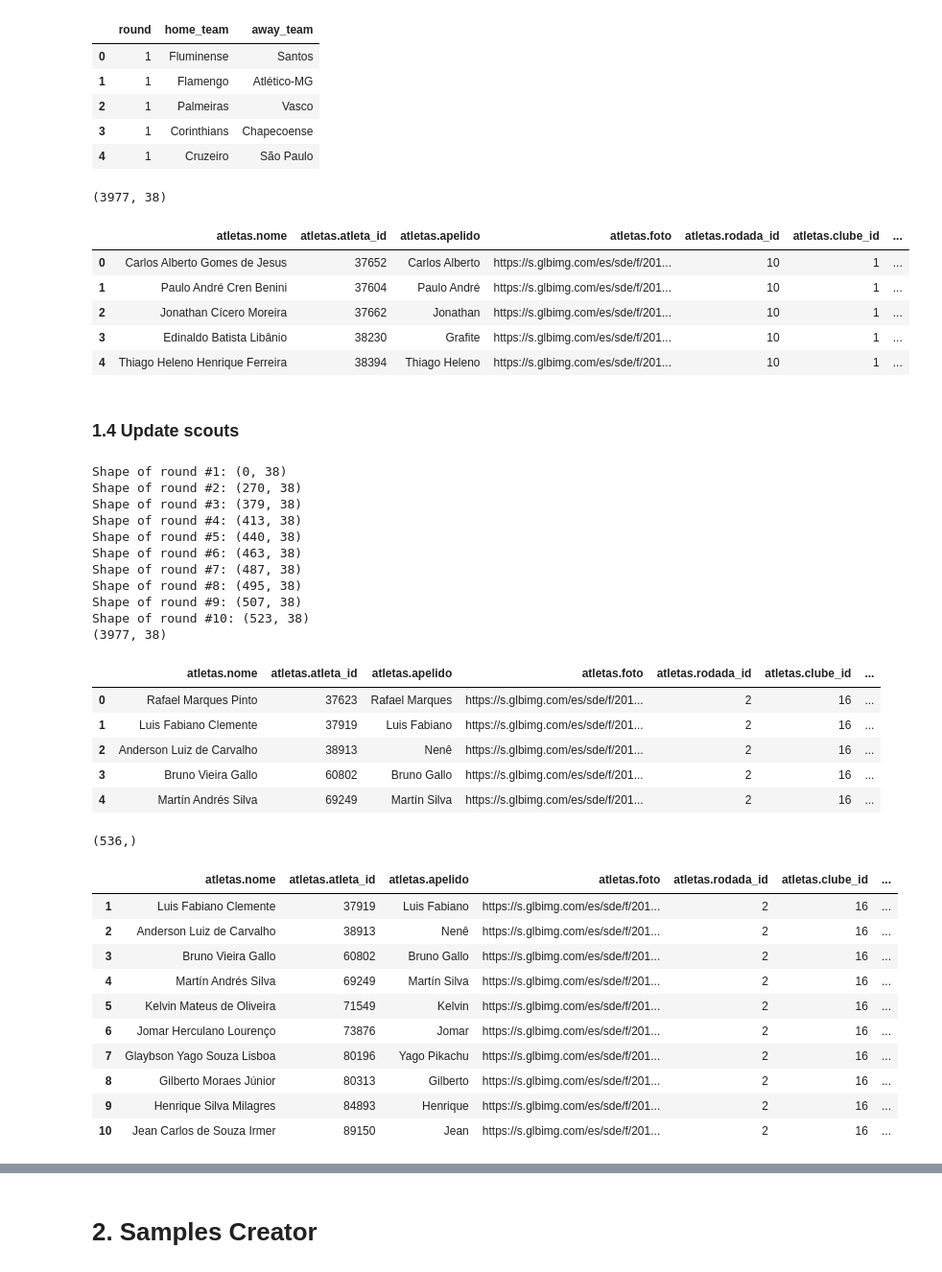
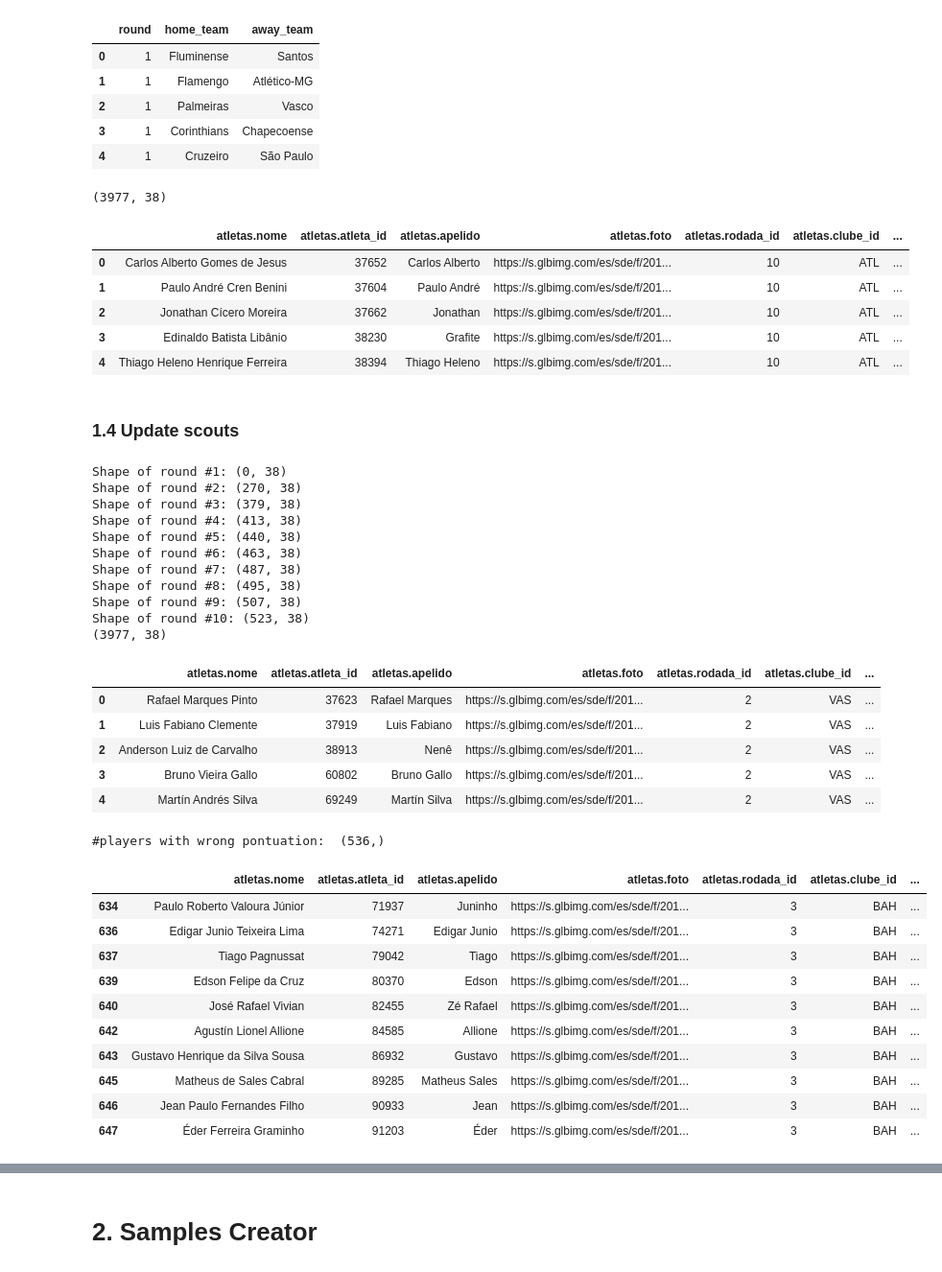
Before and after one commit to henriquepgomide/caRtola, a Jupyter notebook: lib/python/Samples Creator.ipynb, the cells around one changed output, grey strips where cells are left out. Shown at 96% size. Saved outputs shown, nothing was run; the diff lists cells and outputs as text; code cells hidden in the pictures.

Commit message:
create samples to train the model
- update clean data to be compatible with original data
- update data cleaning process
- fix bug when SG < 0

```diff
--- a/lib/python/Samples Creator.ipynb
+++ b/lib/python/Samples Creator.ipynb
@@ -57,8 +47,7 @@ def dict_teams(to_int = True, full_name = True):
 print("Original data shape: ", df.shape)
 
 # remove all rows which all scouts are NANs
-scouts_columns = df.columns[df.columns.get_loc('PE'):df.columns.get_loc('home_score')]
-df_clean = df.dropna(how='all', subset=list(scouts_columns))
+df_clean = df.dropna(how='all', subset=cols_scouts)
 print('#players with scouts: ', df_clean.shape[0])
 
 # remove rows which team's full name are NANs
@@ -69,15 +58,13 @@ print('#players with full team\'s name: ', df_clean.shape[0])
 df_clean = df_clean[df_clean['atletas.rodada_id'] > 0]
 print("#rows from 1st round: ", df_clean.shape[0])
 
-# maps "casa", "atletas.clube_id" and "atletas.posicao_id" to integer numbers
-df_clean['casa'] = df_clean['casa'].map({'Casa':1, 'Fora':0})
-df_clean['atletas.clube_id'] = df_clean['atletas.clube_id'].map(dict_teams(to_int=True, full_name=False))
-df_clean['atletas.posicao_id'] = df_clean['atletas.posicao_id'].map(dict_positions(to_int=True))
+# remove all coachs (sanity check only!)
+df_clean = df_clean[df_clean['atletas.posicao_id'] != "tec"]
+print("#rows without coachs: ", df_clean.shape[0])
 
 # fill NANs with 0
 df_clean.fillna(value=0, inplace=True)
 
-print()
 print("Data shape after cleaning: ", df_clean.shape)
 df_clean.head(10)
 # %% [output]
@@ -159,11 +146,11 @@ df_merge.head()
 # %% [output]
 (3977, 38)
 |  | atletas.nome | atletas.atleta_id | atletas.apelido | atletas.foto | atletas.rodada_id | atletas.clube_id | ... |
-| 0 | Carlos Alberto Gomes de Jesus | 37652 | Carlos Alberto | https://s.glbimg.com/es/sde/f/201... | 10 | 1 | ... |
-| 1 | Paulo André Cren Benini | 37604 | Paulo André | https://s.glbimg.com/es/sde/f/201... | 10 | 1 | ... |
-| 2 | Jonathan Cícero Moreira | 37662 | Jonathan | https://s.glbimg.com/es/sde/f/201... | 10 | 1 | ... |
-| 3 | Edinaldo Batista Libânio | 38230 | Grafite | https://s.glbimg.com/es/sde/f/201... | 10 | 1 | ... |
-| 4 | Thiago Heleno Henrique Ferreira | 38394 | Thiago Heleno | https://s.glbimg.com/es/sde/f/201... | 10 | 1 | ... |
+| 0 | Carlos Alberto Gomes de Jesus | 37652 | Carlos Alberto | https://s.glbimg.com/es/sde/f/201... | 10 | ATL | ... |
+| 1 | Paulo André Cren Benini | 37604 | Paulo André | https://s.glbimg.com/es/sde/f/201... | 10 | ATL | ... |
+| 2 | Jonathan Cícero Moreira | 37662 | Jonathan | https://s.glbimg.com/es/sde/f/201... | 10 | ATL | ... |
+| 3 | Edinaldo Batista Libânio | 38230 | Grafite | https://s.glbimg.com/es/sde/f/201... | 10 | ATL | ... |
+| 4 | Thiago Heleno Henrique Ferreira | 38394 | Thiago Heleno | https://s.glbimg.com/es/sde/f/201... | 10 | ATL | ... |
 # %% [markdown]
 ### 1.4 Update scouts
 # %%
@@ -187,7 +174,7 @@ def get_scouts_for_round(df, round_):
     # update the columns
     df_players.drop(labels=cols_prev, axis=1, inplace=True)
     df_players = df_players.rename(columns=dict(zip(cols_current, cols_scouts)))
-    df_players[df_players.SG < 0] = 0 # in case of negative SG
+    df_players.SG = df_players.SG.clip_lower(0)
 
     return df_players
 # %%
@@ -220,29 +207,29 @@ Shape of round #9: (507, 38)
 Shape of round #10: (523, 38)
 (3977, 38)
 |  | atletas.nome | atletas.atleta_id | atletas.apelido | atletas.foto | atletas.rodada_id | atletas.clube_id | ... |
-| 0 | Rafael Marques Pinto | 37623 | Rafael Marques | https://s.glbimg.com/es/sde/f/201... | 2 | 16 | ... |
-| 1 | Luis Fabiano Clemente | 37919 | Luis Fabiano | https://s.glbimg.com/es/sde/f/201... | 2 | 16 | ... |
-| 2 | Anderson Luiz de Carvalho | 38913 | Nenê | https://s.glbimg.com/es/sde/f/201... | 2 | 16 | ... |
-| 3 | Bruno Vieira Gallo | 60802 | Bruno Gallo | https://s.glbimg.com/es/sde/f/201... | 2 | 16 | ... |
-| 4 | Martín Andrés Silva | 69249 | Martín Silva | https://s.glbimg.com/es/sde/f/201... | 2 | 16 | ... |
+| 0 | Rafael Marques Pinto | 37623 | Rafael Marques | https://s.glbimg.com/es/sde/f/201... | 2 | VAS | ... |
+| 1 | Luis Fabiano Clemente | 37919 | Luis Fabiano | https://s.glbimg.com/es/sde/f/201... | 2 | VAS | ... |
+| 2 | Anderson Luiz de Carvalho | 38913 | Nenê | https://s.glbimg.com/es/sde/f/201... | 2 | VAS | ... |
+| 3 | Bruno Vieira Gallo | 60802 | Bruno Gallo | https://s.glbimg.com/es/sde/f/201... | 2 | VAS | ... |
+| 4 | Martín Andrés Silva | 69249 | Martín Silva | https://s.glbimg.com/es/sde/f/201... | 2 | VAS | ... |
 # %%
 def check_scouts(row):
     return np.sum(points*row[cols_scouts])
 
 players_points = df_scouts.apply(check_scouts, axis=1)
 errors = np.where(~np.isclose(df_scouts['atletas.pontos_num'].values, players_points))[0]
-print(errors.shape)
-df_scouts.iloc[errors, :].head(10) if errors.shape[0] != 0 else print("Nenhum erro no cálculo dos scouts!")
+print("#players with wrong pontuation: ", errors.shape)
+df_scouts.iloc[errors, :].tail(10)
 # %% [output]
-(536,)
+#players with wrong pontuation:  (536,)
 |  | atletas.nome | atletas.atleta_id | atletas.apelido | atletas.foto | atletas.rodada_id | atletas.clube_id | ... |
-| 1 | Luis Fabiano Clemente | 37919 | Luis Fabiano | https://s.glbimg.com/es/sde/f/201... | 2 | 16 | ... |
-| 2 | Anderson Luiz de Carvalho | 38913 | Nenê | https://s.glbimg.com/es/sde/f/201... | 2 | 16 | ... |
-| 3 | Bruno Vieira Gallo | 60802 | Bruno Gallo | https://s.glbimg.com/es/sde/f/201... | 2 | 16 | ... |
-| 4 | Martín Andrés Silva | 69249 | Martín Silva | https://s.glbimg.com/es/sde/f/201... | 2 | 16 | ... |
-| 5 | Kelvin Mateus de Oliveira | 71549 | Kelvin | https://s.glbimg.com/es/sde/f/201... | 2 | 16 | ... |
-| 6 | Jomar Herculano Lourenço | 73876 | Jomar | https://s.glbimg.com/es/sde/f/201... | 2 | 16 | ... |
-| 7 | Glaybson Yago Souza Lisboa | 80196 | Yago Pikachu | https://s.glbimg.com/es/sde/f/201... | 2 | 16 | ... |
-| 8 | Gilberto Moraes Júnior | 80313 | Gilberto | https://s.glbimg.com/es/sde/f/201... | 2 | 16 | ... |
-| 9 | Henrique Silva Milagres | 84893 | Henrique | https://s.glbimg.com/es/sde/f/201... | 2 | 16 | ... |
-| 10 | Jean Carlos de Souza Irmer | 89150 | Jean | https://s.glbimg.com/es/sde/f/201... | 2 | 16 | ... |
+| 634 | Paulo Roberto Valoura Júnior | 71937 | Juninho | https://s.glbimg.com/es/sde/f/201... | 3 | BAH | ... |
+| 636 | Edigar Junio Teixeira Lima | 74271 | Edigar Junio | https://s.glbimg.com/es/sde/f/201... | 3 | BAH | ... |
+| 637 | Tiago Pagnussat | 79042 | Tiago | https://s.glbimg.com/es/sde/f/201... | 3 | BAH | ... |
+| 639 | Edson Felipe da Cruz | 80370 | Edson | https://s.glbimg.com/es/sde/f/201... | 3 | BAH | ... |
+| 640 | José Rafael Vivian | 82455 | Zé Rafael | https://s.glbimg.com/es/sde/f/201... | 3 | BAH | ... |
+| 642 | Agustín Lionel Allione | 84585 | Allione | https://s.glbimg.com/es/sde/f/201... | 3 | BAH | ... |
+| 643 | Gustavo Henrique da Silva Sousa | 86932 | Gustavo | https://s.glbimg.com/es/sde/f/201... | 3 | BAH | ... |
+| 645 | Matheus de Sales Cabral | 89285 | Matheus Sales | https://s.glbimg.com/es/sde/f/201... | 3 | BAH | ... |
+| 646 | Jean Paulo Fernandes Filho | 90933 | Jean | https://s.glbimg.com/es/sde/f/201... | 3 | BAH | ... |
+| 647 | Éder Ferreira Graminho | 91203 | Éder | https://s.glbimg.com/es/sde/f/201... | 3 | BAH | ... |
```
Also changed, not shown: parts of 16 cells of this notebook, 3 other files.
